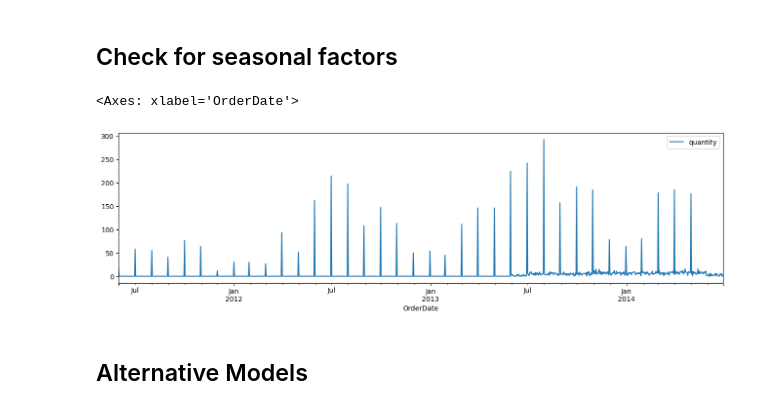
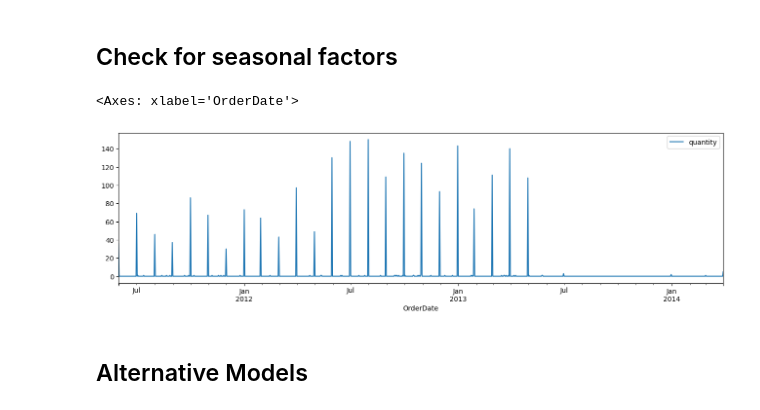
Before and after one commit to Hewhoipia/BDA-BI, a Jupyter notebook: arima/example.ipynb, the cells around one changed output. Drawn from its saved outputs; the diff is of its cells as text; code cells hidden in the pictures.

```diff
--- a/arima/example.ipynb
+++ b/arima/example.ipynb
@@ -124,4 +141,6 @@ df2 = df[df['productid'].isin(significant_products)]
 # %%
+# Choose MakeFlag = true products
+df2 = df[df['MakeFlag'] == True]
 # Remove null and negative values
 df2 = df2.dropna(subset=["OrderDate"])
 df2 = df2[df2["orderqty"].notna() & (df2["orderqty"] >= 0)]
@@ -241,11 +276,11 @@ See the caveats in the documentation: https://pandas.pydata.org/pandas-docs/stab
 # %% [markdown]
 ## Check for seasonal factors
 # %%
-df3 = split_dfs[707]
+df3 = split_dfs[760]
 df3.plot(figsize=(16, 4))
 # %% [output]
 <Axes: xlabel='OrderDate'>
-[figure, old version]
+[figure, new version]
 # %%
 from sklearn.preprocessing import MinMaxScaler
 scaler = MinMaxScaler()
```
Also changed, not shown: parts of 11 cells of this notebook, 1 other file.
